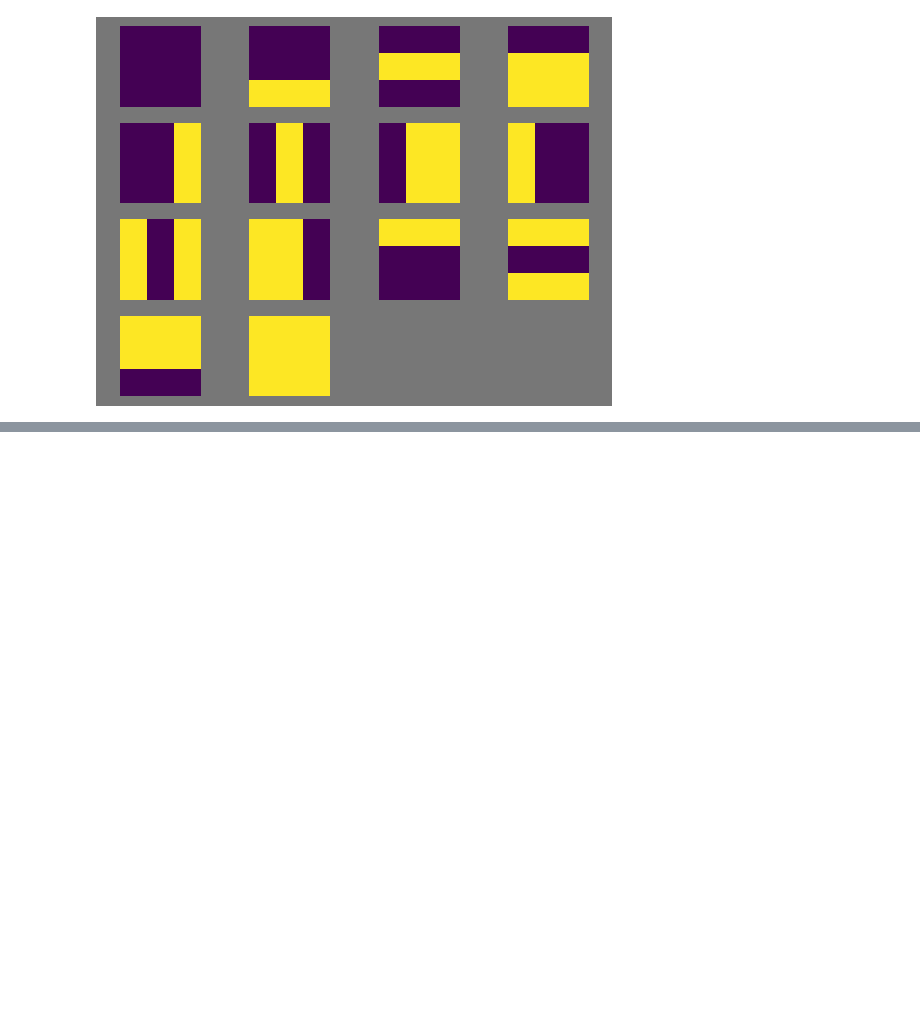
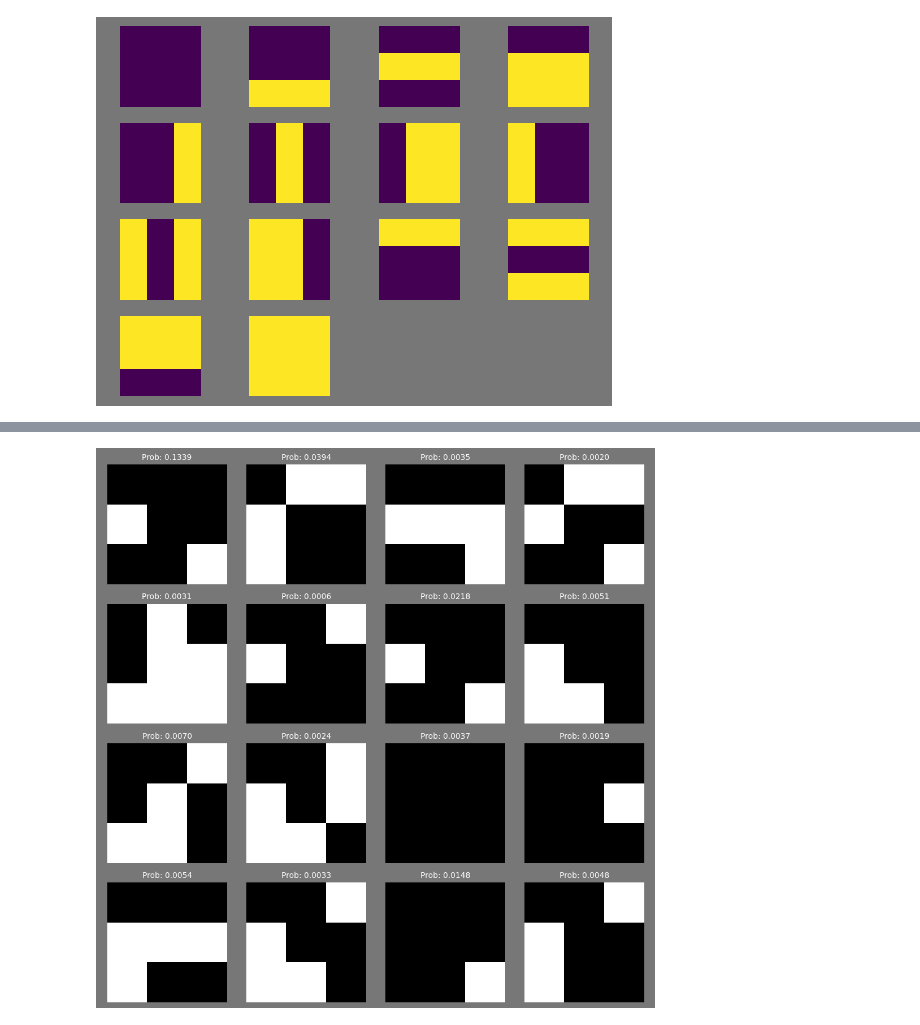
Before and after one commit to uzaykaradag/quantum-generative-modelling, a Jupyter notebook: BARS.ipynb, the cells around one changed output, grey strips where cells are left out. Drawn from its saved outputs; the diff is of its cells as text; code cells hidden in the pictures; blank space fills up the shorter version.

```diff
--- a/BARS.ipynb
+++ b/BARS.ipynb
@@ -249,0 +205,67 @@ q7: -----H-----Rx[7]---Ry[15]---------------------------------------------------
+# %%
+# Get the index of the minimum cost value
+min_cost_idx = np.argmin(cost_vals)
+
+# Get the final parameters corresponding to the minimum cost
+final_params = params[min_cost_idx + 1]
+
+def plot_bs(samples, size, probabilities):
+    plt.figure(figsize=(10, 10), facecolor='#777777')
+    gs = plt.GridSpec(*size)
+
+    for i in range(size[0]):
+        for j in range(size[1]):
+            if i * size[1] + j == len(samples):
+                break
+            ax = plt.subplot(gs[i, j])
+            ax.imshow(samples[i * size[1] + j], vmin=0, vmax=1, cmap='gray')
+            ax.axis('equal')
+            ax.axis('off')
+            ax.set_title(f"Prob: {probabilities[i * size[1] + j]:.4f}", fontsize=10, color='white')
+
+    plt.tight_layout()
+    plt.show()
+
+# Function to convert state index to binary representation and reshape
+def index_to_image(index, geometry):
+    # Convert the index to binary format
+    binary_string = format(index, f'0{np.prod(geometry)}b')
+
+    # Convert the binary string to an array of integers and then reshape it according to the geometry
+    return np.array([int(bit) for bit in binary_string]).reshape(geometry)
+
+# Generating samples from the final parameters
+def generate_samples_from_final_params(final_params, geometry, num_samples=10):
+    # Generate the state tensor from the final parameters
+    final_st = param_to_st(final_params)
+
+    # Calculate probabilities (squared magnitudes of the state tensor elements)
+    probabilities = jnp.square(jnp.abs(final_st.flatten()))
+
+    # Convert probabilities to a numpy array for use with numpy's random.choice
+    probabilities_np = np.array(probabilities)
+
+    # Sample state indices according to the probabilities
+    sampled_indices = np.random.choice(len(probabilities_np), size=num_samples, p=probabilities_np)
+
+    # Convert indices to binary images
+    samples = np.array([index_to_image(idx, geometry) for idx in sampled_indices])
+
+    return samples
+
+# Set the geometry and the number of samples you want
+geometry = (3, 3)
+num_samples = 16  # For a 4x4 grid visualization
+
+# Generate samples from the final parameters
+final_samples = generate_samples_from_final_params(final_params, geometry, num_samples)
+
+# Get the corresponding probabilities
+final_st = param_to_st(final_params)
+probabilities = jnp.square(jnp.abs(final_st.flatten()))
+probabilities_np = np.array(probabilities)
+
+# Visualize the generated samples with probabilities
+plot_bs(final_samples, size=(4, 4), probabilities=probabilities_np)
+# %% [output]
+[figure, added]
```
Also changed, not shown: parts of 11 cells of this notebook.
